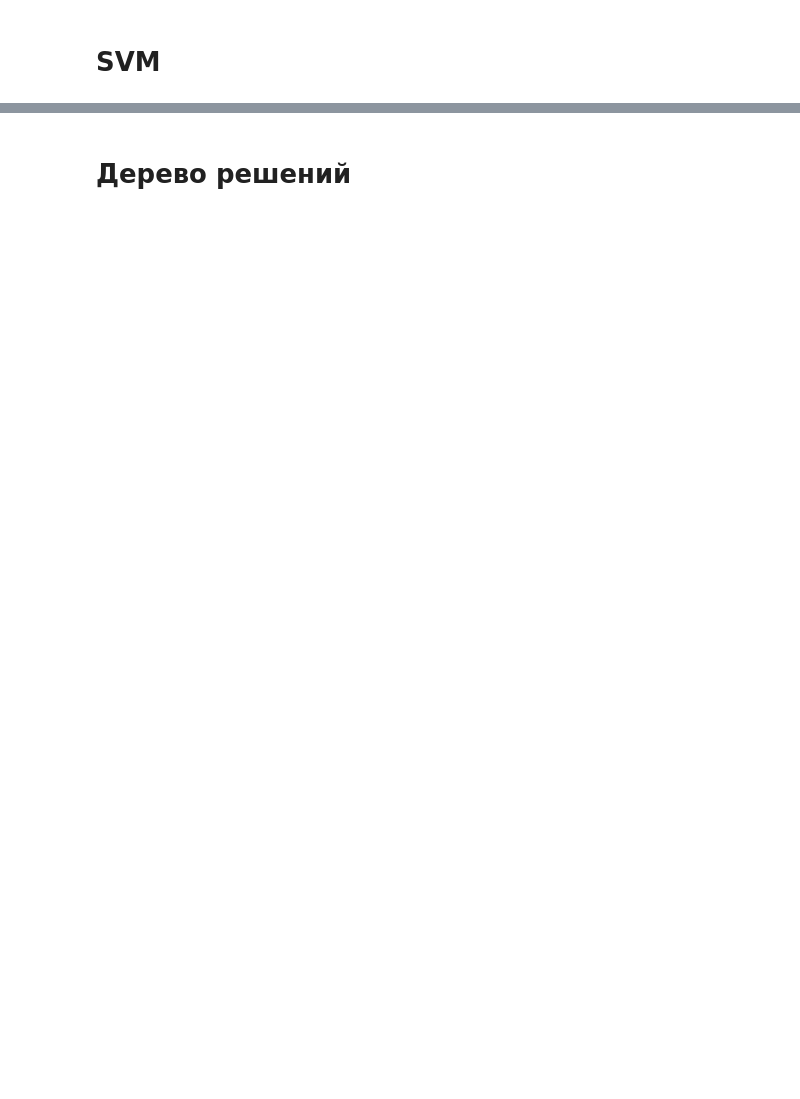
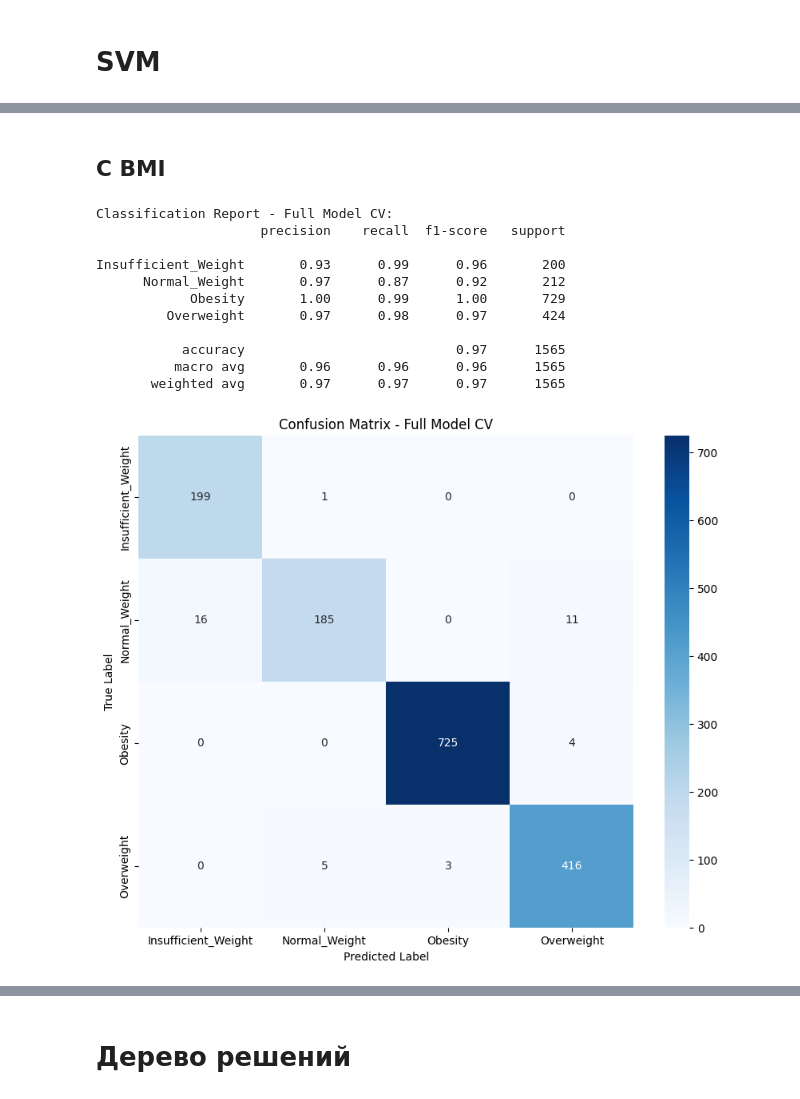
Before and after one commit to AlexTilta/Multiclass_prediction_of_obesity_risk, a Jupyter notebook: 02_ML.ipynb, the cells around one changed output, grey strips where cells are left out. Drawn from its saved outputs; the diff is of its cells as text; code cells hidden in the pictures; blank space fills up the shorter version.

```diff
--- a/02_ML.ipynb
+++ b/02_ML.ipynb
@@ -380,0 +460,17 @@ Insufficient_Weight       0.92      0.99      0.95       200
+# %% [markdown]
+## С BMI
+# %%
+make_model(svm_pipeline, X_BMI_train, Y_BMI_train, MODEL_NAMES["svm"], result_bmi)
+# %% [output]
+Classification Report - Full Model CV:
+                     precision    recall  f1-score   support
+
+Insufficient_Weight       0.93      0.99      0.96       200
+      Normal_Weight       0.97      0.87      0.92       212
+            Obesity       1.00      0.99      1.00       729
+         Overweight       0.97      0.98      0.97       424
+
+           accuracy                           0.97      1565
+          macro avg       0.96      0.96      0.96      1565
+       weighted avg       0.97      0.97      0.97      1565
+[figure, added]
```
Also changed, not shown: parts of 54 cells of this notebook.
